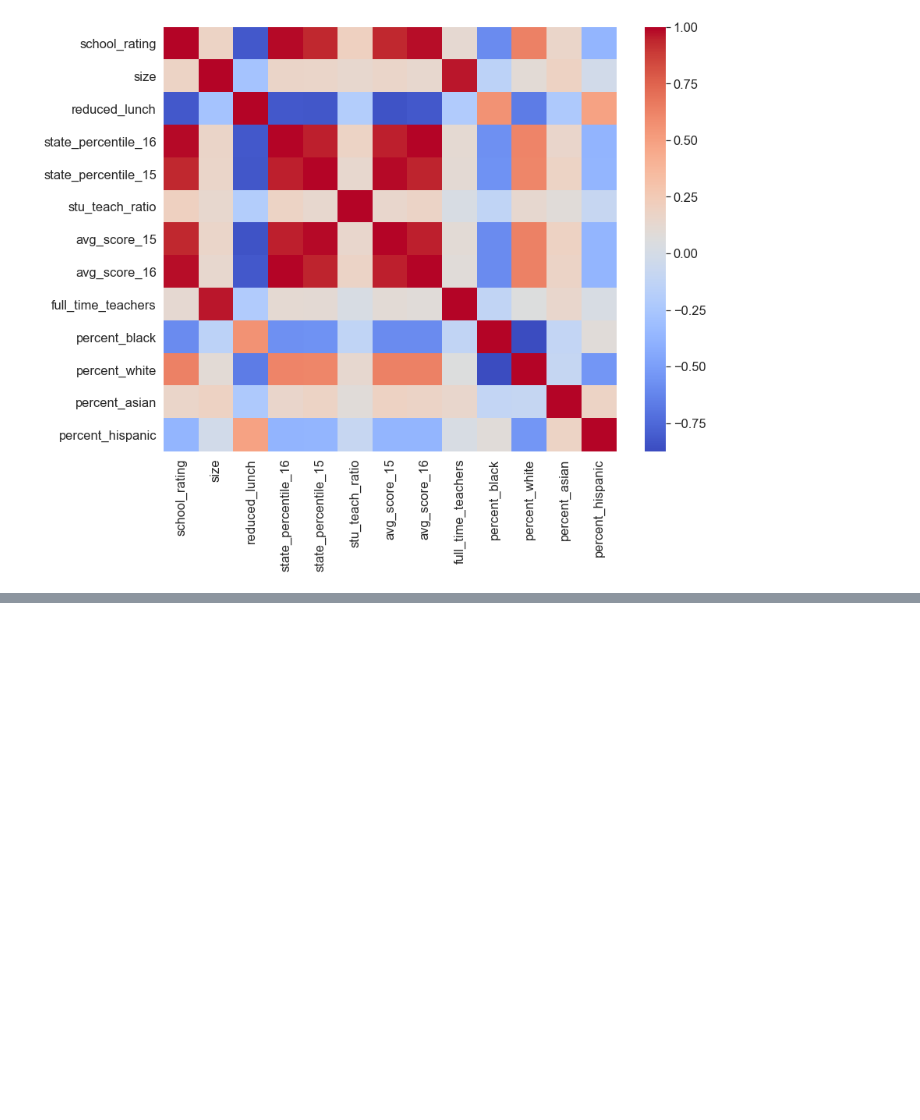
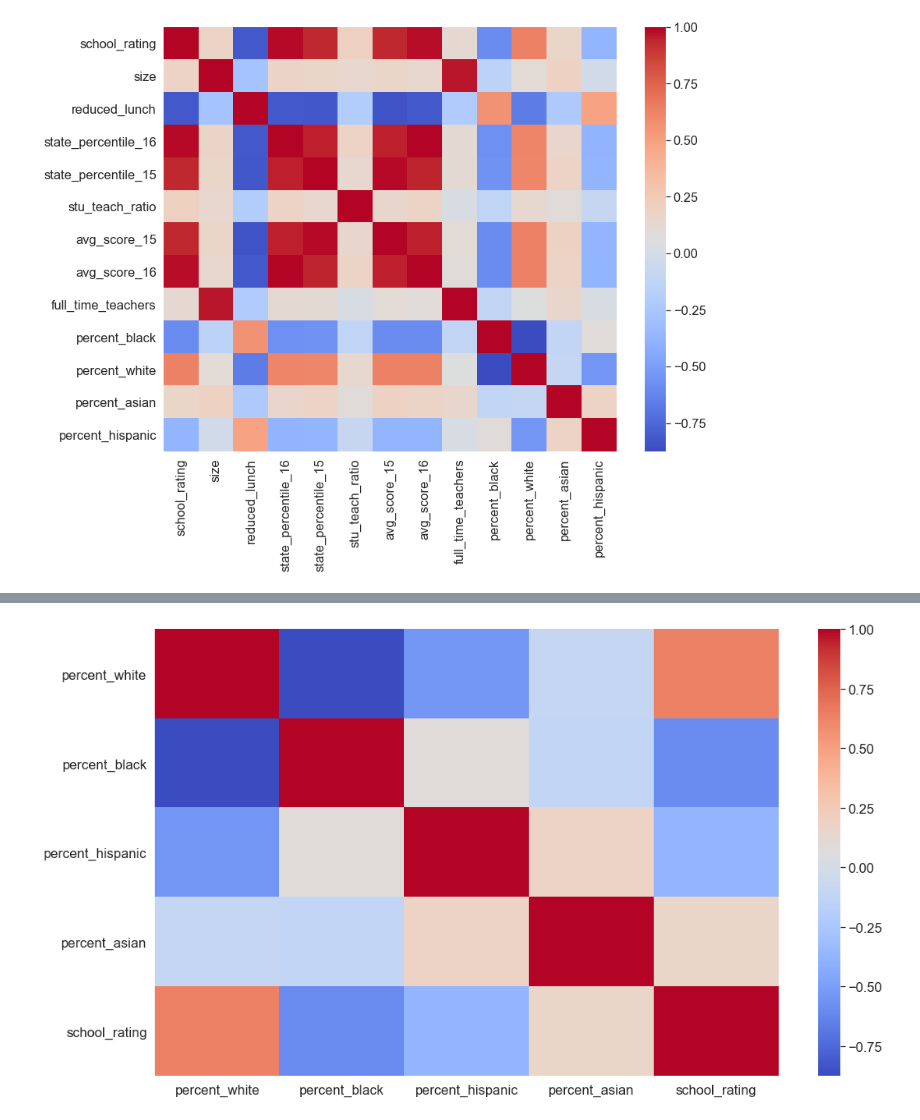
Before and after one commit to wanguikui/data_science, a Jupyter notebook: descriptive_case_study.ipynb, the cells around one changed output, grey strips where cells are left out. Saved outputs shown, nothing was run; the diff lists cells and outputs as text; code cells hidden in the pictures; blank space fills up the shorter version.

Commit message:
case study graphs

```diff
--- a/descriptive_case_study.ipynb
+++ b/descriptive_case_study.ipynb
@@ -117,0 +153,2 @@ _ = sns.heatmap(corr, ax=ax,
+# %%
+rc_sr = df[['percent_white','percent_black','percent_hispanic','percent_asian','school_rating']]
@@ -117,0 +171,3 @@ _ = sns.heatmap(corr, ax=ax,
+# %%
+rc_srcorr = rc_sr.corr()
+rc_srcorr
@@ -117,0 +181,8 @@ _ = sns.heatmap(corr, ax=ax,
+# %%
+_, ax = plt.subplots(figsize=(17,10))
+_ = sns.heatmap(rc_srcorr, ax=ax,
+                xticklabels=rc_srcorr.columns.values,
+                yticklabels=rc_srcorr.columns.values,
+                cmap='coolwarm')
+# %% [output]
+[figure, added]
```
Also changed, not shown: parts of 6 cells of this notebook.
